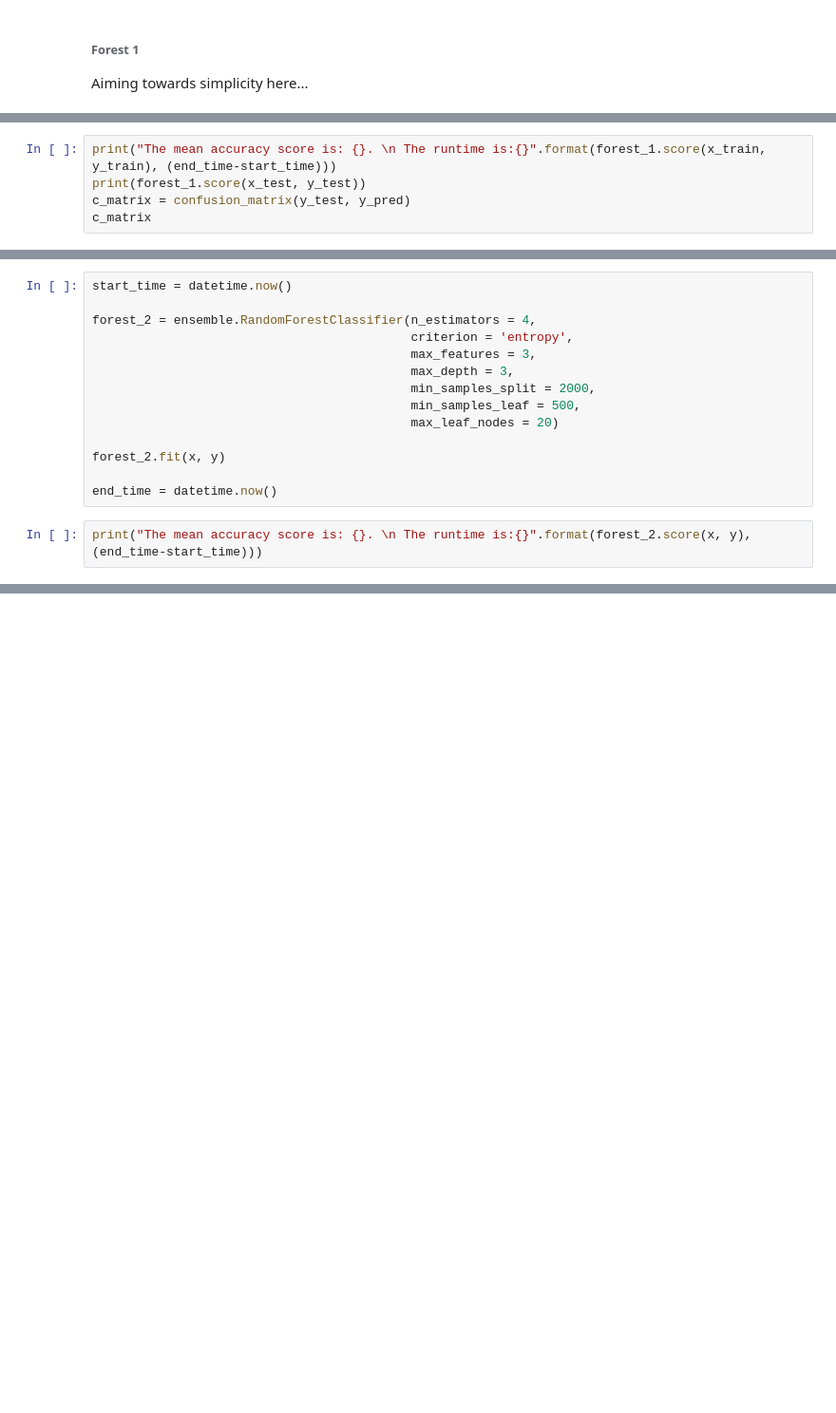
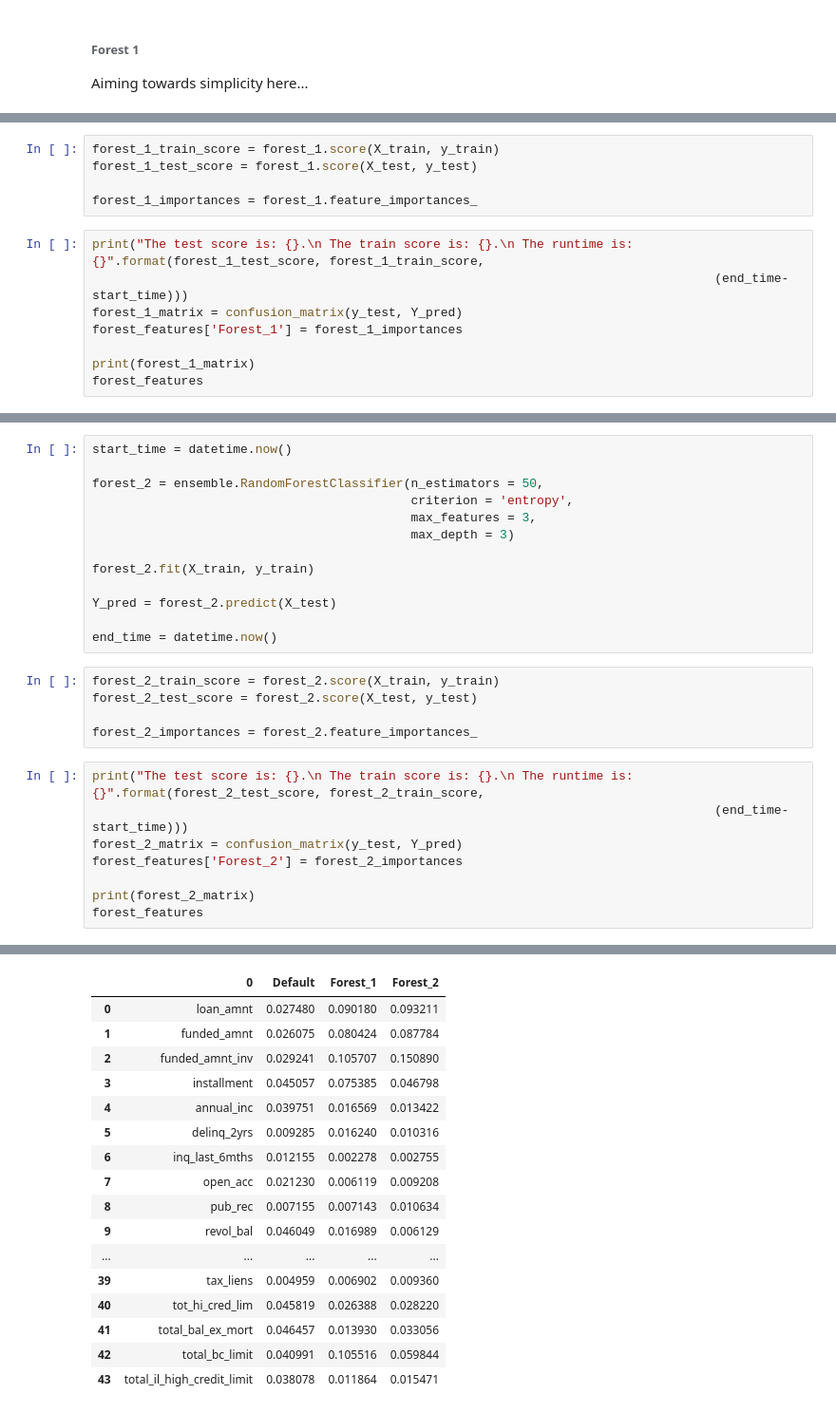
Before and after one commit to Begecky/Pre-Bootcamp-Materials, a Jupyter notebook: Unit_3/Re-Do.ipynb, the cells around one changed output, grey strips where cells are left out. Shown at 95% size. Saved outputs shown, nothing was run; the diff lists cells and outputs as text; blank space fills up the shorter version.

```diff
--- a/Unit_3/Re-Do.ipynb
+++ b/Unit_3/Re-Do.ipynb
@@ -268,5 +293,13 @@ data
+# %%
+forest_1_train_score = forest_1.score(X_train, y_train)
+forest_1_test_score = forest_1.score(X_test, y_test)
+
+forest_1_importances = forest_1.feature_importances_
 # %%
-print("The mean accuracy score is: {}. \n The runtime is:{}".format(forest_1.score(x_train, y_train), (end_time-start_time)))
-print(forest_1.score(x_test, y_test))
-c_matrix = confusion_matrix(y_test, y_pred)
-c_matrix
+print("The test score is: {}.\n The train score is: {}.\n The runtime is:{}".format(forest_1_test_score, forest_1_train_score,
+                                                                                    (end_time-start_time)))
+forest_1_matrix = confusion_matrix(y_test, Y_pred)
+forest_features['Forest_1'] = forest_1_importances
+
+print(forest_1_matrix)
+forest_features
@@ -275,16 +329,27 @@ In comparison to the default model, the accuracy has only decreased by two perce
 # %%
 start_time = datetime.now()
 
-forest_2 = ensemble.RandomForestClassifier(n_estimators = 4,
+forest_2 = ensemble.RandomForestClassifier(n_estimators = 50,
                                            criterion = 'entropy',
                                            max_features = 3,
-                                           max_depth = 3,
-                                           min_samples_split = 2000,
-                                           min_samples_leaf = 500,
-                                           max_leaf_nodes = 20)
+                                           max_depth = 3)
 
-forest_2.fit(x, y)
+forest_2.fit(X_train, y_train)
+
+Y_pred = forest_2.predict(X_test)
 
 end_time = datetime.now()
+# %%
+forest_2_train_score = forest_2.score(X_train, y_train)
+forest_2_test_score = forest_2.score(X_test, y_test)
+
+forest_2_importances = forest_2.feature_importances_
 # %%
-print("The mean accuracy score is: {}. \n The runtime is:{}".format(forest_2.score(x, y), (end_time-start_time)))
+print("The test score is: {}.\n The train score is: {}.\n The runtime is:{}".format(forest_2_test_score, forest_2_train_score,
+                                                                                    (end_time-start_time)))
+forest_2_matrix = confusion_matrix(y_test, Y_pred)
+forest_features['Forest_2'] = forest_2_importances
+
+print(forest_2_matrix)
+forest_features
+# %% [output]
@@ -290,0 +361,17 @@ print("The mean accuracy score is: {}. \n The runtime is:{}".format(forest_2.sco
+|  | 0 | Default | Forest_1 | Forest_2 |
+| 0 | loan_amnt | 0.027480 | 0.090180 | 0.093211 |
+| 1 | funded_amnt | 0.026075 | 0.080424 | 0.087784 |
+| 2 | funded_amnt_inv | 0.029241 | 0.105707 | 0.150890 |
+| 3 | installment | 0.045057 | 0.075385 | 0.046798 |
+| 4 | annual_inc | 0.039751 | 0.016569 | 0.013422 |
+| 5 | delinq_2yrs | 0.009285 | 0.016240 | 0.010316 |
+| 6 | inq_last_6mths | 0.012155 | 0.002278 | 0.002755 |
+| 7 | open_acc | 0.021230 | 0.006119 | 0.009208 |
+| 8 | pub_rec | 0.007155 | 0.007143 | 0.010634 |
+| 9 | revol_bal | 0.046049 | 0.016989 | 0.006129 |
+| ... | ... | ... | ... | ... |
+| 39 | tax_liens | 0.004959 | 0.006902 | 0.009360 |
+| 40 | tot_hi_cred_lim | 0.045819 | 0.026388 | 0.028220 |
+| 41 | total_bal_ex_mort | 0.046457 | 0.013930 | 0.033056 |
+| 42 | total_bc_limit | 0.040991 | 0.105516 | 0.059844 |
+| 43 | total_il_high_credit_limit | 0.038078 | 0.011864 | 0.015471 |
```
Also changed, not shown: parts of 18 cells of this notebook.
